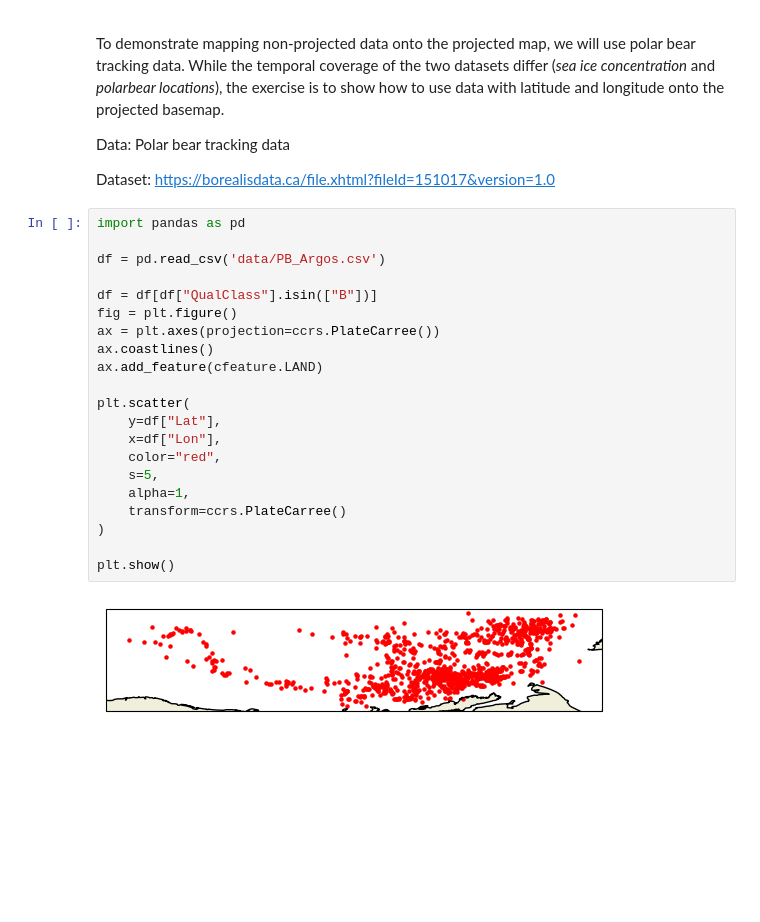
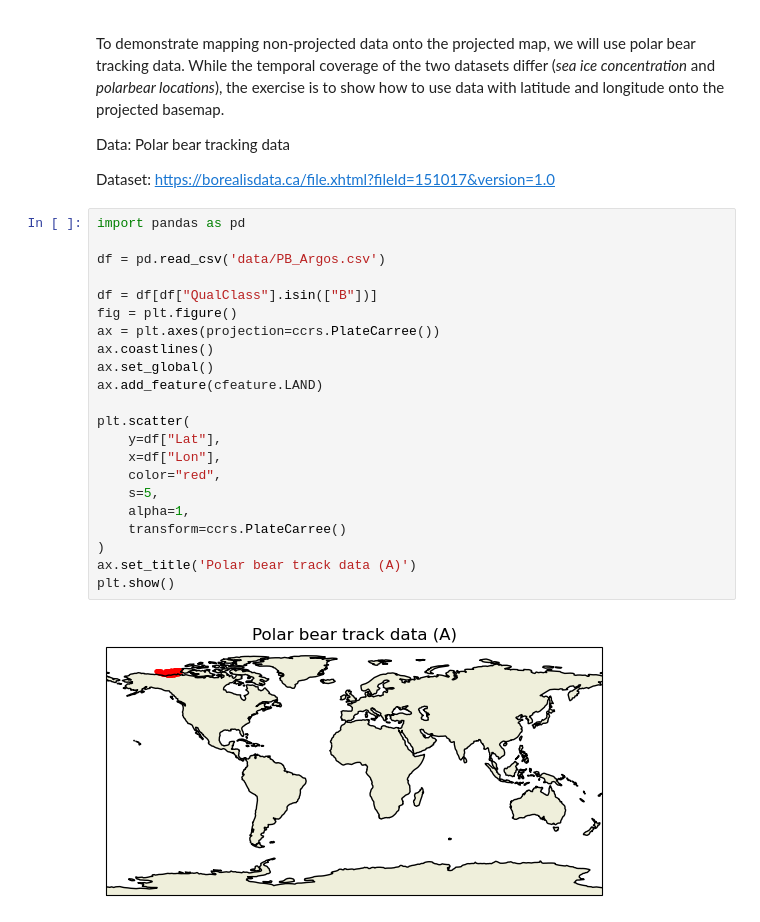
Before and after one commit to polarwatch/code-gallery, a Jupyter notebook: mapping-with-different-projections/mapping-with-different-projections.ipynb, the cells around one changed output. Drawn from its saved outputs; the diff is of its cells as text; blank space fills up the shorter version.

Commit message:
updated plot titles

```diff
--- a/mapping-with-different-projections/mapping-with-different-projections.ipynb
+++ b/mapping-with-different-projections/mapping-with-different-projections.ipynb
@@ -153,26 +173,27 @@ Dataset: https://borealisdata.ca/file.xhtml?fileId=151017&version=1.0
 # %%
 import pandas as pd
 
 df = pd.read_csv('data/PB_Argos.csv')
 
 df = df[df["QualClass"].isin(["B"])]
 fig = plt.figure()
 ax = plt.axes(projection=ccrs.PlateCarree())
 ax.coastlines()
+ax.set_global()
 ax.add_feature(cfeature.LAND)
 
 plt.scatter(
     y=df["Lat"],
     x=df["Lon"],
     color="red",
     s=5,
     alpha=1,
     transform=ccrs.PlateCarree()
 )
-
+ax.set_title('Polar bear track data (A)')
 plt.show()
 # %% [output]
-[figure, old version]
+[figure, new version]
 # %%
 
 crs = ccrs.NorthPolarStereo(central_longitude=-45)
```
Also changed, not shown: parts of 4 cells of this notebook, 1 other file.
